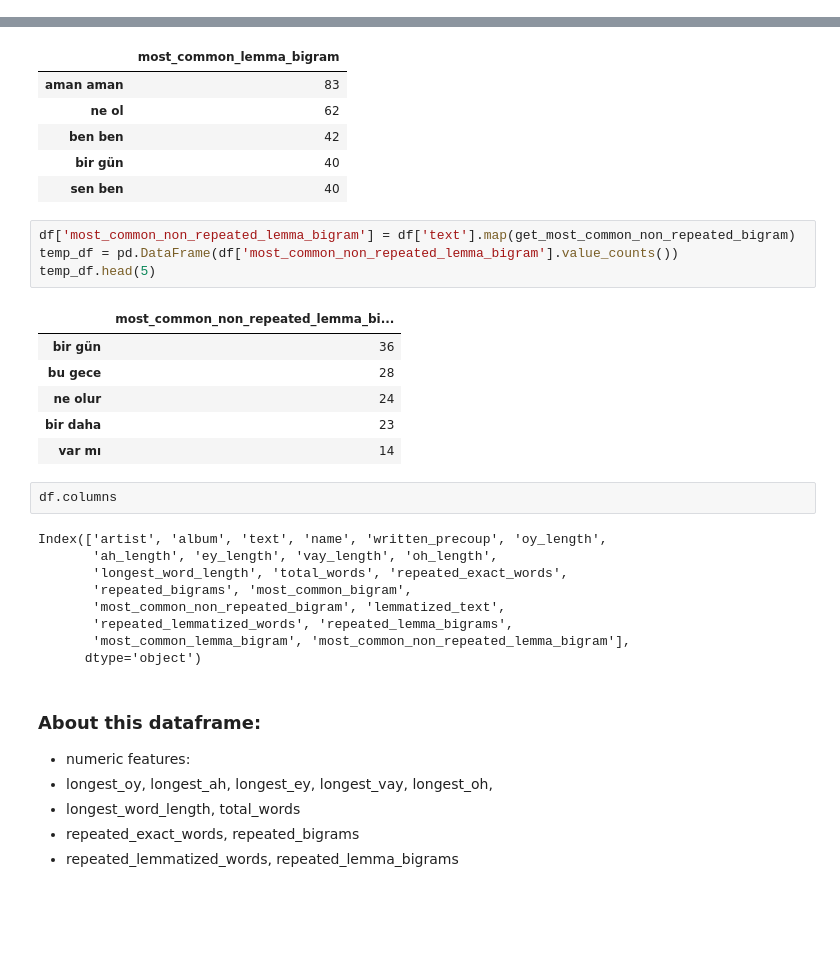
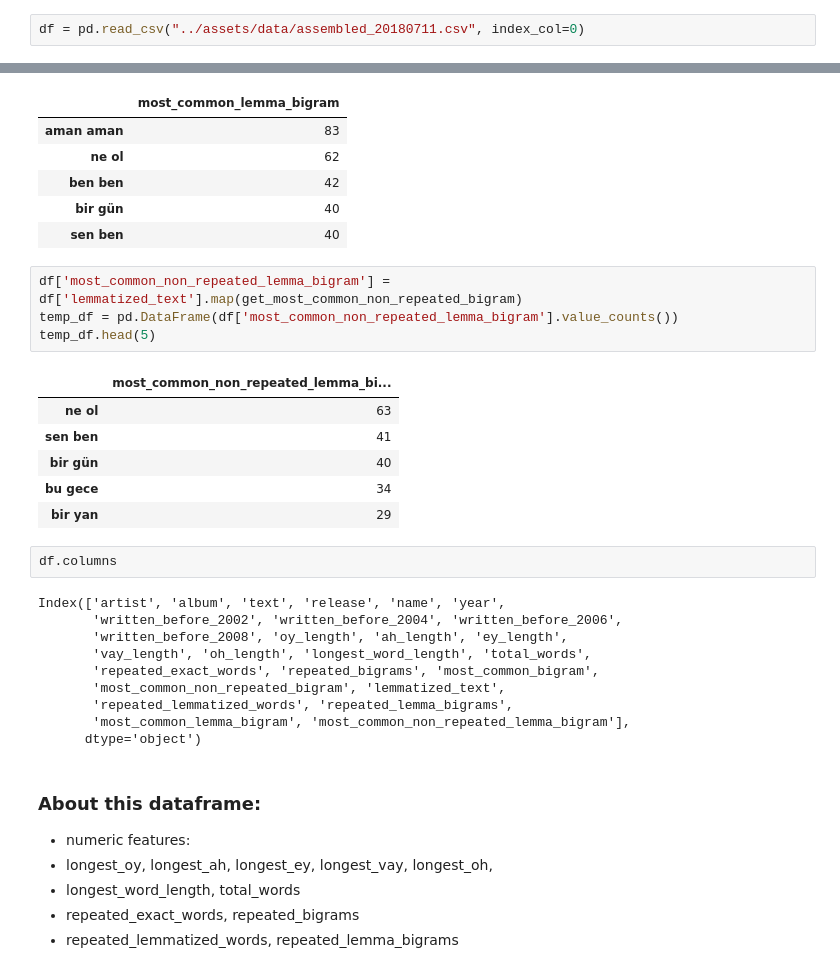
Before and after one commit to jonwithers/turkish-song-nlp, a Jupyter notebook: notebooks/04 Better text processing.ipynb, the cells around one changed output, grey strips where cells are left out. Cells and saved outputs as stored; diff of their text form; blank space fills up the shorter version.

```diff
--- a/notebooks/04 Better text processing.ipynb
+++ b/notebooks/04 Better text processing.ipynb
@@ -19,0 +15,2 @@ df = pd.concat([train, test], axis = 0)
+# %%
+df = pd.read_csv("../assets/data/assembled_20180711.csv", index_col=0)
@@ -291,23 +295,24 @@ temp_df.head(5)
 | bir gün | 40 |
 | sen ben | 40 |
 # %%
-df['most_common_non_repeated_lemma_bigram'] = df['text'].map(get_most_common_non_repeated_bigram)
+df['most_common_non_repeated_lemma_bigram'] = df['lemmatized_text'].map(get_most_common_non_repeated_bigram)
 temp_df = pd.DataFrame(df['most_common_non_repeated_lemma_bigram'].value_counts())
 temp_df.head(5)
 # %% [output]
 |  | most_common_non_repeated_lemma_bi... |
-| bir gün | 36 |
-| bu gece | 28 |
-| ne olur | 24 |
-| bir daha | 23 |
-| var mı | 14 |
+| ne ol | 63 |
+| sen ben | 41 |
+| bir gün | 40 |
+| bu gece | 34 |
+| bir yan | 29 |
 # %%
 df.columns
 # %% [output]
-Index(['artist', 'album', 'text', 'name', 'written_precoup', 'oy_length',
-       'ah_length', 'ey_length', 'vay_length', 'oh_length',
-       'longest_word_length', 'total_words', 'repeated_exact_words',
-       'repeated_bigrams', 'most_common_bigram',
+Index(['artist', 'album', 'text', 'release', 'name', 'year',
+       'written_before_2002', 'written_before_2004', 'written_before_2006',
+       'written_before_2008', 'oy_length', 'ah_length', 'ey_length',
+       'vay_length', 'oh_length', 'longest_word_length', 'total_words',
+       'repeated_exact_words', 'repeated_bigrams', 'most_common_bigram',
        'most_common_non_repeated_bigram', 'lemmatized_text',
        'repeated_lemmatized_words', 'repeated_lemma_bigrams',
        'most_common_lemma_bigram', 'most_common_non_repeated_lemma_bigram'],
```
Also changed, not shown: parts of 9 cells of this notebook, 11 other files.
